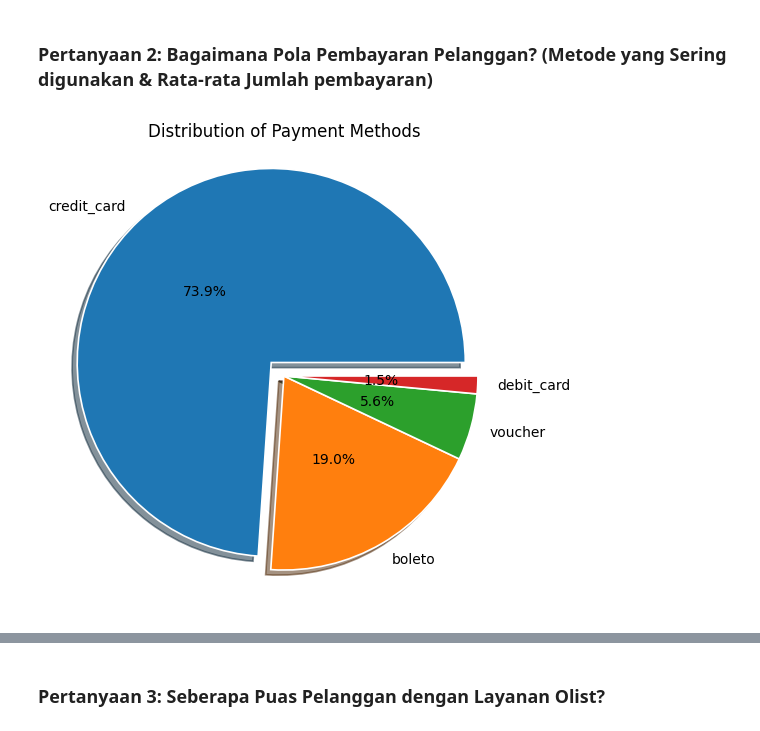
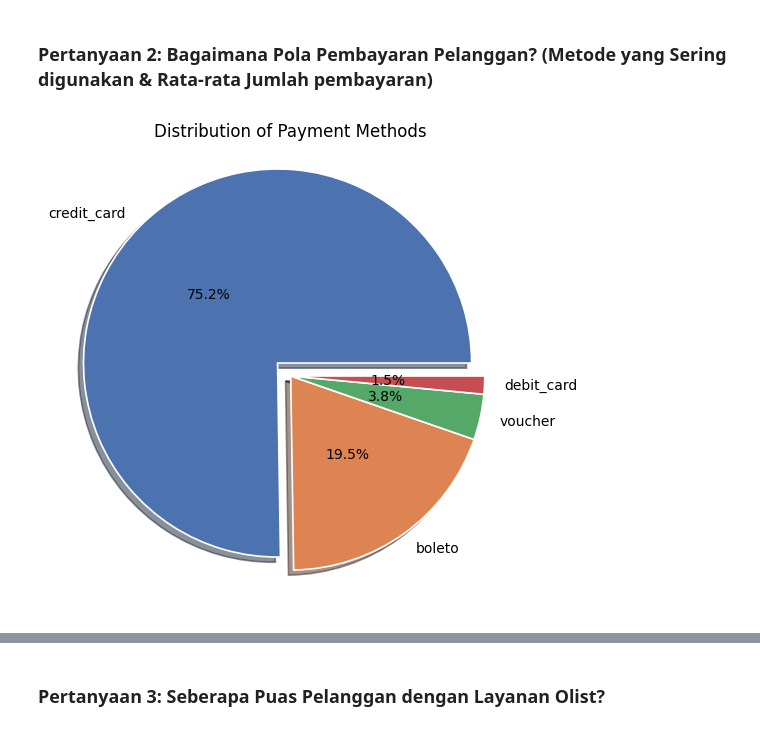
Before and after one commit to Azerif/Brazilian-E-Commerce-Public-Dataset-Analysis, a Jupyter notebook: notebook.ipynb, the cells around one changed output, grey strips where cells are left out. Cells and saved outputs as stored; diff of their text form; code cells hidden in the pictures.

```diff
--- a/notebook.ipynb
+++ b/notebook.ipynb
@@ -371,0 +371,19 @@ Jumlah duplikasi pada dataset geolocation: 0
+# %%
+# merge orders and customers dataframe on 'customer_id'
+merged_df = orders_df.merge(customers_df, on='customer_id', how='left')
+
+# merge with order_items dataframe on 'order_id'
+merged_df = merged_df.merge(order_items_df, on='order_id', how='left')
+
+# merge with products dataframe on 'product_id'
+merged_df = merged_df.merge(products_df, on='product_id', how='left')
+
+# merge with product_category dataframe on 'product_category_name' to get the english name
+merged_df = merged_df.merge(product_category_df, on='product_category_name', how='left')
+
+# merge with order_payments dataframe on 'order_id'
+merged_df = merged_df.merge(order_payments_df, on='order_id', how='left')
+
+# merge with order_reviews dataframe on 'order_id'
+merged_df = merged_df.merge(order_reviews_df, on='order_id', how='left')
+print(merged_df.info())
@@ -403,15 +435,15 @@ Kategori `bed_bath_table` di sini memiliki jumlah transaksi terbanyak, lalu diik
 # %%
 # EDA Most Used Payment Methods
-df_payment_methods = (
-    df_order_payments.groupby('payment_type')
+payment_methods_df = (
+    merged_df.groupby('payment_type')
     .agg({
-        'order_id': 'count',
+        'order_id': 'nunique',
         'payment_value' : ['mean', 'max', 'min']}
     )
     .rename(columns={'order_id' : 'total_transactions'})
-    .sort_values(by=('total_transactions', 'count'), ascending=False)
+    .sort_values(by=('total_transactions', 'nunique'), ascending=False)
     .reset_index()
 )
-df_payment_methods.style.background_gradient(cmap='Blues', axis=0)
+payment_methods_df.style.background_gradient(cmap='Blues', axis=0)
 # %% [output]
 |  | payment_type | total_transactions | payment_value |  |  |
@@ -584,21 +613,20 @@ plt.show()
 ### Pertanyaan 2: Bagaimana Pola Pembayaran Pelanggan? (Metode yang Sering digunakan & Rata-rata Jumlah pembayaran)
 # %%
 # filtered not_defined payment type
-df_filtered = df_payment_methods[df_payment_methods["payment_type"] != "not_defined"]
+filtered_df = payment_methods_df[payment_methods_df['payment_type'] != 'not_defined']
 
-payment_labels = df_filtered["payment_type"]
-payment_counts = df_filtered[("total_transactions", "count")]
+payment_labels = filtered_df['payment_type']
+payment_counts = filtered_df[('total_transactions', 'nunique')]
 explode = (0.1, 0, 0, 0)
 
 plt.figure(figsize=(7,6))
 plt.pie(
-    payment_counts, explode=explode, labels=payment_labels,
+    payment_counts, explode=explode, labels=payment_labels, colors=sns.color_palette('deep'),
     autopct='%1.1f%%', wedgeprops={'edgecolor': 'white', 'linewidth': 1.2},
     shadow=True, pctdistance=0.5, radius=1.05
 )
 
-plt.title("Distribution of Payment Methods")
-plt.style.use("default")
+plt.title('Distribution of Payment Methods')
 plt.show()
 # %% [output]
-[figure, old version]
+[figure, new version]
```
Also changed, not shown: parts of 49 cells of this notebook, 3 other files.
